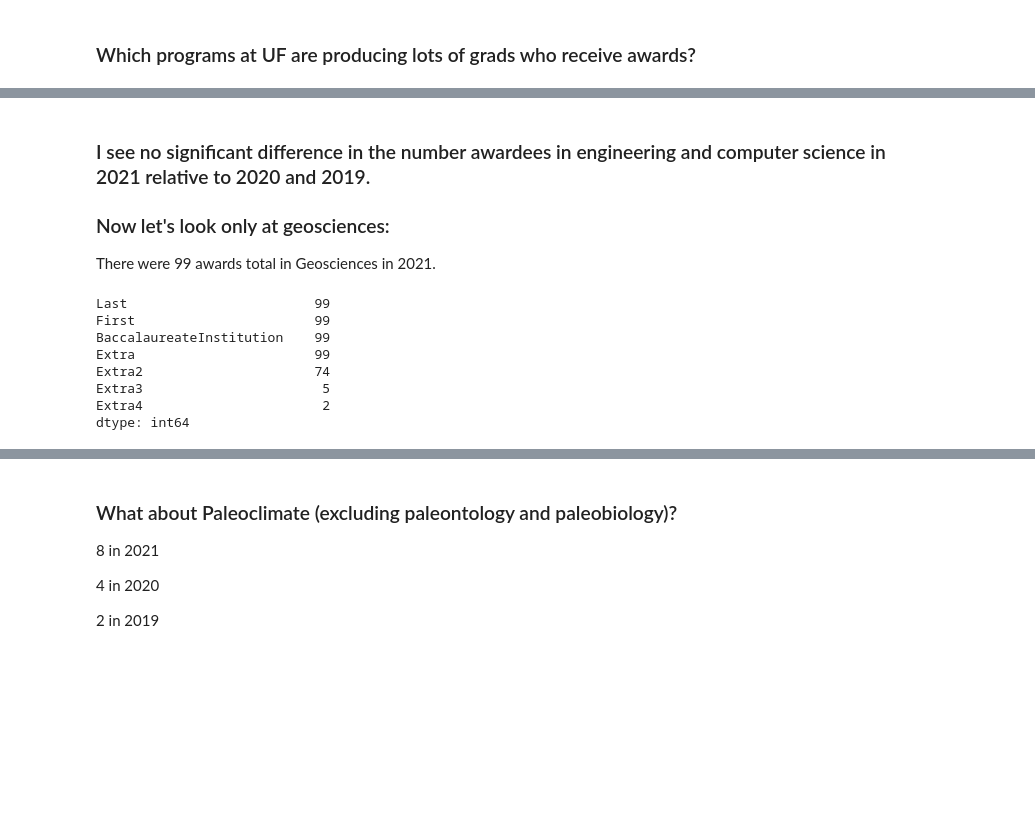
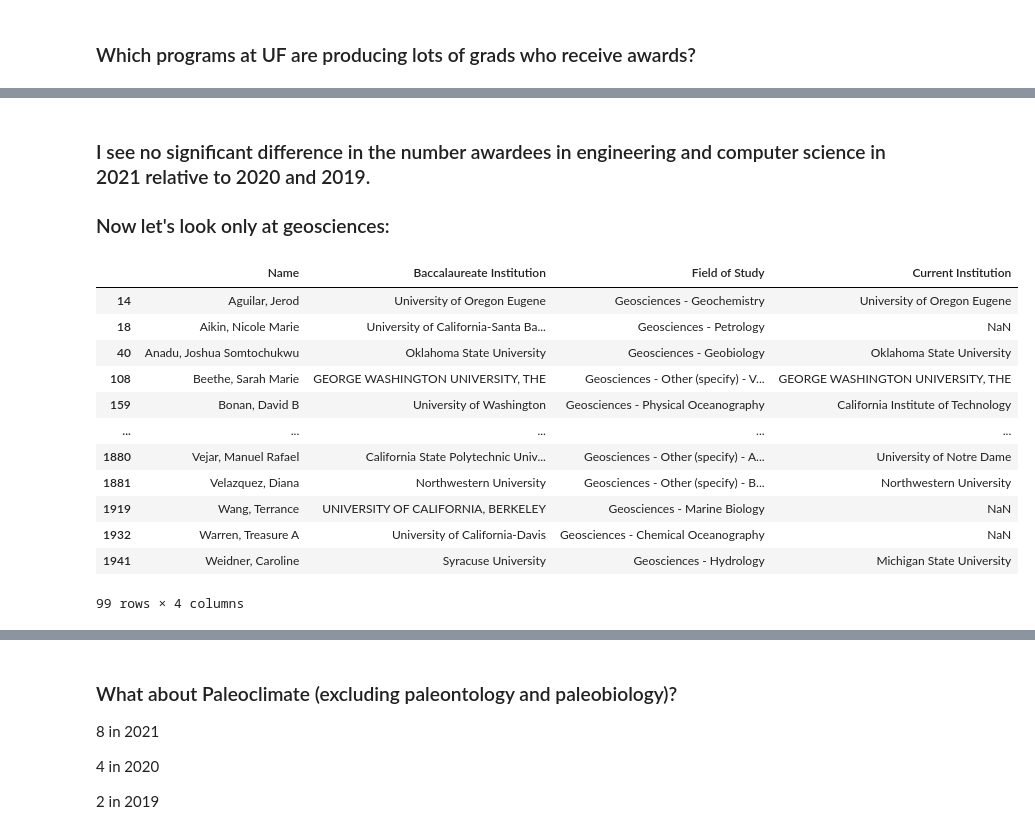
Before and after one commit to ognancy4life/GRFP, a Jupyter notebook: 2021GRFP.ipynb, the cells around one changed output, grey strips where cells are left out. Saved outputs shown, nothing was run; the diff lists cells and outputs as text; code cells hidden in the pictures; blank space fills up the shorter version.

```diff
--- a/2021GRFP.ipynb
+++ b/2021GRFP.ipynb
@@ -187,17 +210,22 @@ dtype: int64
 ### I see no significant difference in the number awardees in engineering and computer science in 2021 relative to 2020 and 2019.
 
 ### Now let's look only at geosciences:
-There were 99 awards total in Geosciences in 2021.
 # %%
-GRFP_Geo = GRFP[GRFP.apply(lambda row: row.astype(str).str.contains('Geosciences -', case=False).any(), axis=1)]
-GRFP_Geo.count()
+GRFP_Geo = GRFP[GRFP['Field of Study'].str.contains("Geosciences -", case=False, na=False)]
+GeoAwardees = GRFP_Geo['Name'].count()
+GRFP_Geo
 # %% [output]
+|  | Name | Baccalaureate Institution | Field of Study | Current Institution |
+| 14 | Aguilar, Jerod | University of Oregon Eugene | Geosciences - Geochemistry | University of Oregon Eugene |
+| 18 | Aikin, Nicole Marie | University of California-Santa Ba... | Geosciences - Petrology | NaN |
+| 40 | Anadu, Joshua Somtochukwu | Oklahoma State University | Geosciences - Geobiology | Oklahoma State University |
+| 108 | Beethe, Sarah Marie | GEORGE WASHINGTON UNIVERSITY, THE | Geosciences - Other (specify) - V... | GEORGE WASHINGTON UNIVERSITY, THE |
+| 159 | Bonan, David B | University of Washington | Geosciences - Physical Oceanography | California Institute of Technology |
+| ... | ... | ... | ... | ... |
+| 1880 | Vejar, Manuel Rafael | California State Polytechnic Univ... | Geosciences - Other (specify) - A... | University of Notre Dame |
+| 1881 | Velazquez, Diana | Northwestern University | Geosciences - Other (specify) - B... | Northwestern University |
+| 1919 | Wang, Terrance | UNIVERSITY OF CALIFORNIA, BERKELEY | Geosciences - Marine Biology | NaN |
+| 1932 | Warren, Treasure A | University of California-Davis | Geosciences - Chemical Oceanography | NaN |
+| 1941 | Weidner, Caroline | Syracuse University | Geosciences - Hydrology | Michigan State University |
-Last                        99
-First                       99
-BaccalaureateInstitution    99
-Extra                       99
-Extra2                      74
-Extra3                       5
-Extra4                       2
-dtype: int64
+99 rows × 4 columns
 # %%
```
Also changed, not shown: parts of 38 cells of this notebook.
